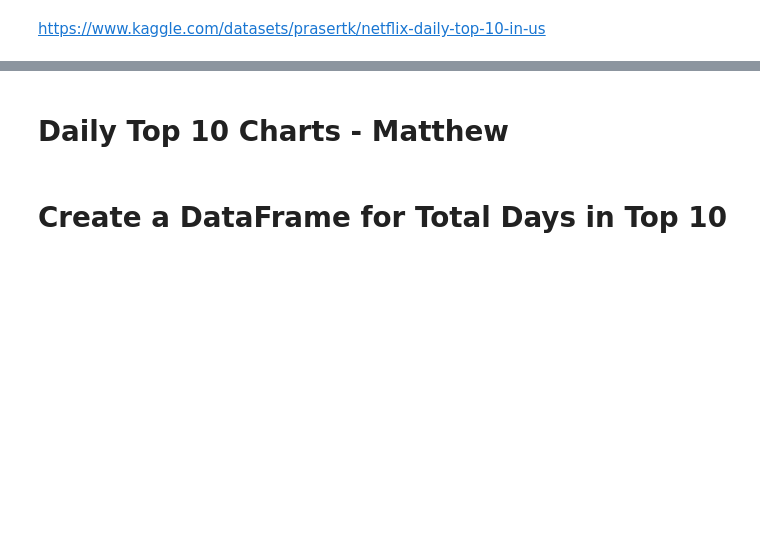
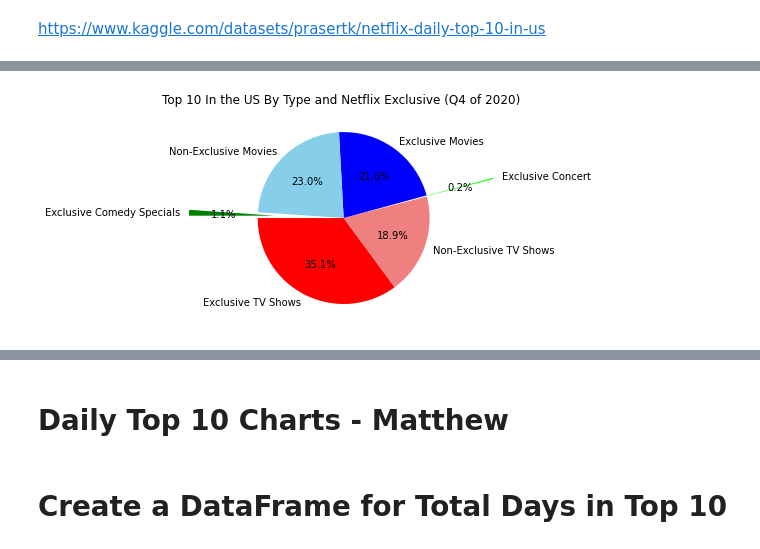
Before and after one commit to Costilrt/The-First-Project, a Jupyter notebook: TeamProject_JupyterCode_Chang_Rolly_Derek_Matthew2.ipynb, the cells around one changed output, grey strips where cells are left out. Saved outputs shown, nothing was run; the diff lists cells and outputs as text; code cells hidden in the pictures; blank space fills up the shorter version.

```diff
--- a/TeamProject_JupyterCode_Chang_Rolly_Derek_Matthew2.ipynb
+++ b/TeamProject_JupyterCode_Chang_Rolly_Derek_Matthew2.ipynb
@@ -475,25 +500,27 @@ q4_2020 = netflix_df.loc[(netflix_df["As of"] >= "2020-10-01") & (netflix_df["As
 # %%
 # creating variables to hold the numerical values that will be incorporated into the pie chart
 q420_exclusive_tv = q4_2020.loc[(q4_2020["Netflix Exclusive"] == "Yes") & (q4_2020["Type"] == "TV Show")]["Netflix Exclusive"].count()
 q420_non_exclusive_tv = q4_2020.loc[(q4_2020["Netflix Exclusive"] == "No") & (q4_2020["Type"] == "TV Show")]["Netflix Exclusive"].count()
 q420_exclusive_movie = q4_2020.loc[(q4_2020["Netflix Exclusive"] == "Yes") & (q4_2020["Type"] == "Movie")]["Netflix Exclusive"].count()
 q420_non_exclusive_movie = q4_2020.loc[(q4_2020["Netflix Exclusive"] == "No") & (q4_2020["Type"] == "Movie")]["Netflix Exclusive"].count()
 q420_exclusive_comedy = q4_2020.loc[(q4_2020["Netflix Exclusive"] == "Yes") & (q4_2020["Type"] == "Stand-Up Comedy")]["Netflix Exclusive"].count()
 q420_exclusive_concert = q4_2020.loc[(q4_2020["Netflix Exclusive"] == "Yes") & (q4_2020["Type"] == "Concert/Perf…")]["Netflix Exclusive"].count()
 
 # creating variables to hold the information that will be used to create the pie chart
 q420_exclusive_list = [q420_exclusive_tv, q420_non_exclusive_tv, q420_exclusive_concert, q420_exclusive_movie, q420_non_exclusive_movie,
                        q420_exclusive_comedy]
 q420_exclusive_names= ["Exclusive TV Shows", "Non-Exclusive TV Shows", "Exclusive Concert",
                        "Exclusive Movies", "Non-Exclusive Movies", "Exclusive Comedy Specials"]
-q420_colors = ["skyblue", "orange", "lawngreen", "teal", "green", "red"]
+q420_colors = ["red", "lightcoral", "lime", "blue", "skyblue", "green"]
 explode = (0, 0, 0.8, 0, 0, 0.8)
 
 # creating the pie chart using the variables previously created. Also, printing the image to the folder to use in powerpoint
 plt.pie(q420_exclusive_list, explode=explode, labels=q420_exclusive_names, colors=q420_colors, autopct="%1.1f%%", startangle=180)
 plt.title("Top 10 In the US By Type and Netflix Exclusive (Q4 of 2020)")
 plt.axis("equal")
 plt.savefig("./Images/q42020-pie.png", bbox_inches='tight')
+# %% [output]
+[figure, added]
 # %%
 # filtering the data to only pull the information for the 2nd quarter of 2021
 q2_2021 = netflix_df.loc[(netflix_df["As of"] >= "2021-04-01") & (netflix_df["As of"] <= "2021-06-30")]
```
Also changed, not shown: parts of 6 cells of this notebook.
